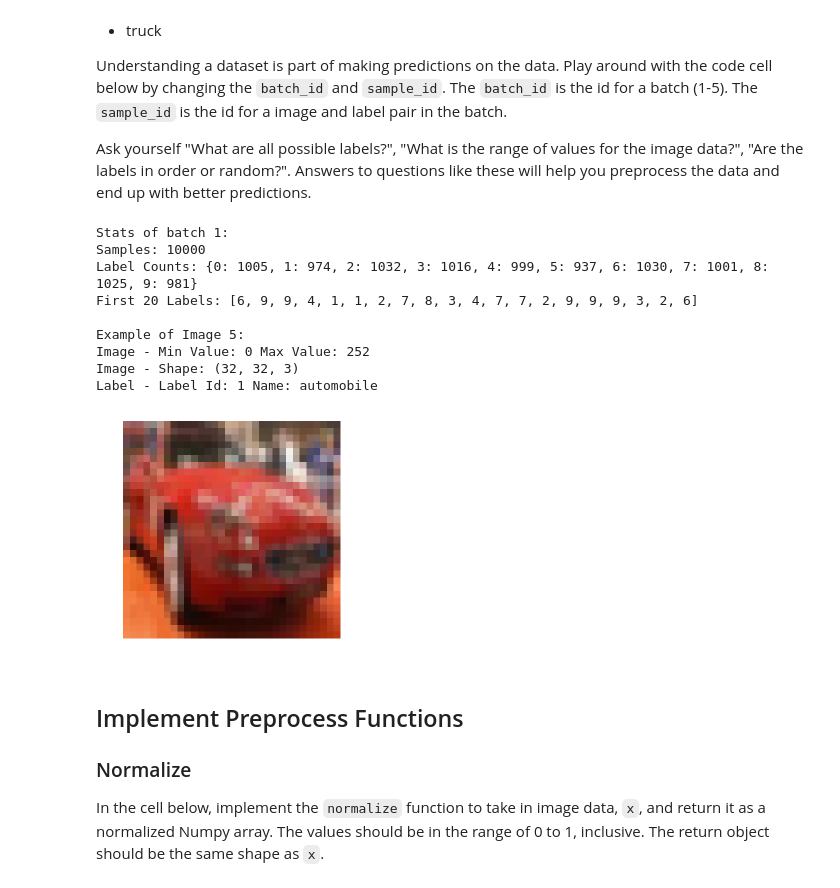
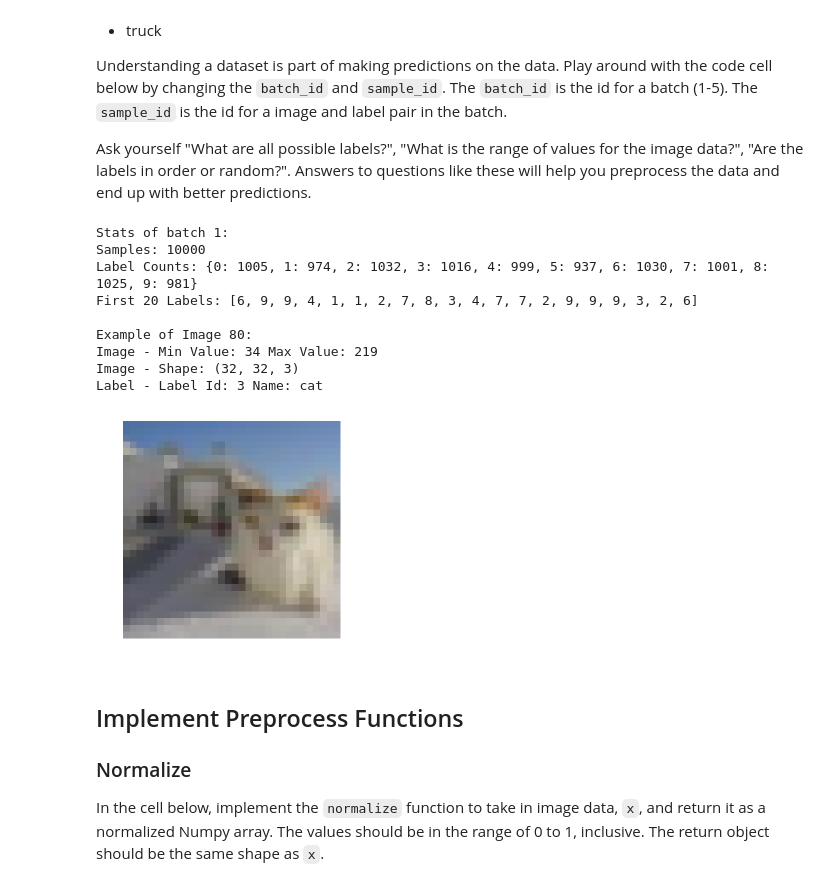
Before and after one commit to idefux/deep-learning, a Jupyter notebook: image-classification/dlnd_image_classification.ipynb, the cells around one changed output. Drawn from its saved outputs; the diff is of its cells as text; code cells hidden in the pictures.

```diff
--- a/image-classification/dlnd_image_classification.ipynb
+++ b/image-classification/dlnd_image_classification.ipynb
@@ -66,25 +66,25 @@ Ask yourself "What are all possible labels?", "What is the range of values for t
 # %%
 %matplotlib inline
 %config InlineBackend.figure_format = 'retina'
 
 import helper
 import numpy as np
 
 # Explore the dataset
 batch_id = 1
-sample_id = 5
+sample_id = 80
 helper.display_stats(cifar10_dataset_folder_path, batch_id, sample_id)
 # %% [output]
 Stats of batch 1:
 Samples: 10000
 Label Counts: {0: 1005, 1: 974, 2: 1032, 3: 1016, 4: 999, 5: 937, 6: 1030, 7: 1001, 8: 1025, 9: 981}
 First 20 Labels: [6, 9, 9, 4, 1, 1, 2, 7, 8, 3, 4, 7, 7, 2, 9, 9, 9, 3, 2, 6]
 
-Example of Image 5:
-Image - Min Value: 0 Max Value: 252
+Example of Image 80:
+Image - Min Value: 34 Max Value: 219
 Image - Shape: (32, 32, 3)
-Label - Label Id: 1 Name: automobile
+Label - Label Id: 3 Name: cat
-[figure, old version]
+[figure, new version]
 # %% [markdown]
 ## Implement Preprocess Functions
 ### Normalize
```
Also changed, not shown: parts of 2 cells of this notebook, 1 other file.
